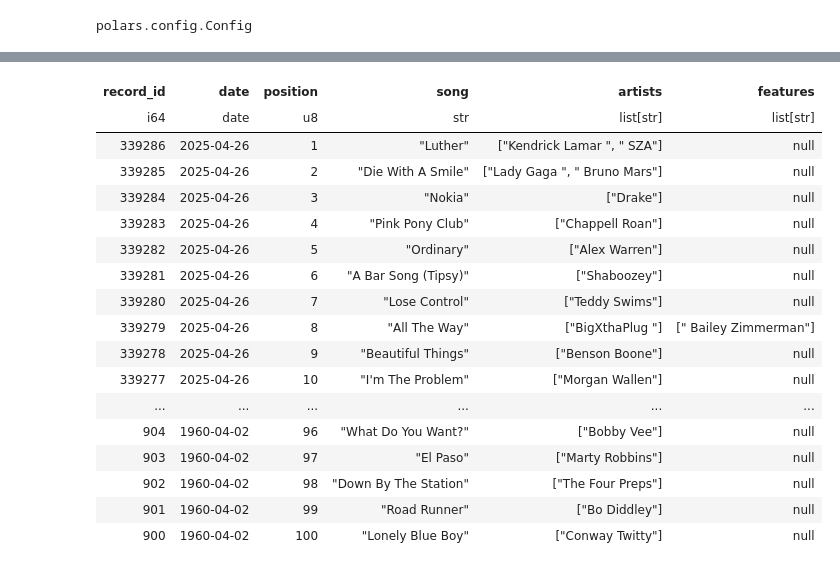
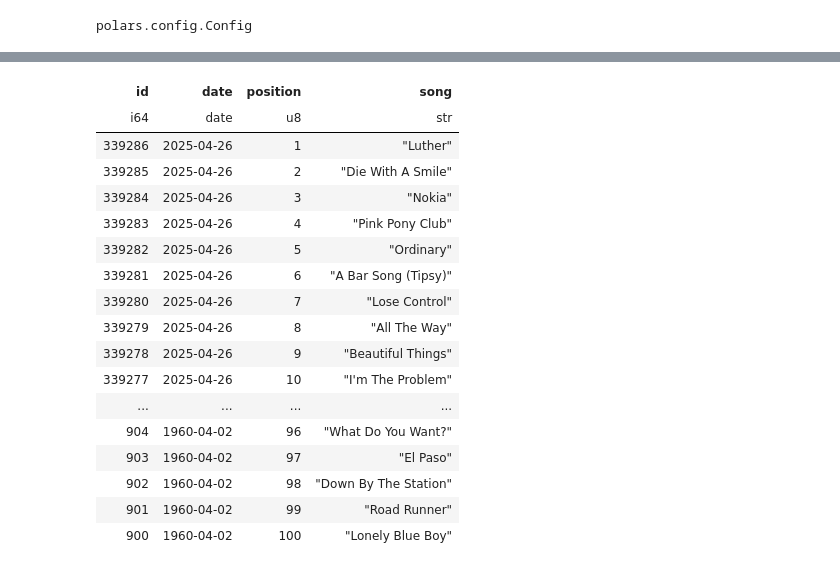
Before and after one commit to ashley-logan/billboard-project, a Jupyter notebook: etl/exploratory_nb.ipynb, the cells around one changed output, grey strips where cells are left out. Cells and saved outputs as stored; diff of their text form; code cells hidden in the pictures.

```diff
--- a/etl/exploratory_nb.ipynb
+++ b/etl/exploratory_nb.ipynb
@@ -16,27 +36,26 @@ lf: pl.LazyFrame = pl.read_json(filepath).lazy()
 # %%
-lf: pl.LazyFrame = lf.with_columns(
-            date=pl.col("date").cast(pl.Date),
-            position=pl.col("position").cast(pl.UInt8),
-            record_id=pl.arange(0, pl.len()).sort(descending=True),
-            artists=pl.col("artist").str.split("Featuring").list.first().str.split("&"),
-            features=pl.col("artist")
-            .str.split("Featuring")
-            .list.get(index=1, null_on_oob=True)
-            .str.split("&"),
-        ).filter(
-            pl.col("date") >= dt.date(1960, 1, 1)
-        ).select(
-            [
-                "record_id",
-                "date",
-                "position",
-                "song",
-                "artists",
-                "features",
-            ]
-        )
+def get_record_table(lf) -> pl.LazyFrame:
+    return lf.with_columns(
+                date=pl.col("date").cast(pl.Date),
+                position=pl.col("position").cast(pl.UInt8),
+                id=pl.arange(0, pl.len()).sort(descending=True),
+                # artists=(pl.col("artist").str.split("Featuring").list.first().str.split("With").list.first().str.strip_chars().str.split("&")),
+                # features=pl.col("artist")
+                # .str.split("Featuring").list.first().str.split("With")
+                # .list.get(index=1, null_on_oob=True).str.strip_chars()
+                # .str.split("&"),
+            ).filter(
+                pl.col("date") >= dt.date(1960, 1, 1)
+            ).select(
+                [
+                    "id",
+                    "date",
+                    "position",
+                    "song",
+                ]
+            ).collect()
 # %%
-maindf = lf.collect()
+record_tbl: pl.DataFrame = get_record_table(lf)
 # %%
-maindf
+record_tbl
 # %% [output]
@@ -44,19 +63,19 @@ shape: (331_987, 6)
-| record_id | date | position | song | artists | features |
-| i64 | date | u8 | str | list[str] | list[str] |
-| 339286 | 2025-04-26 | 1 | "Luther" | ["Kendrick Lamar ", " SZA"] | null |
-| 339285 | 2025-04-26 | 2 | "Die With A Smile" | ["Lady Gaga ", " Bruno Mars"] | null |
-| 339284 | 2025-04-26 | 3 | "Nokia" | ["Drake"] | null |
-| 339283 | 2025-04-26 | 4 | "Pink Pony Club" | ["Chappell Roan"] | null |
-| 339282 | 2025-04-26 | 5 | "Ordinary" | ["Alex Warren"] | null |
-| 339281 | 2025-04-26 | 6 | "A Bar Song (Tipsy)" | ["Shaboozey"] | null |
-| 339280 | 2025-04-26 | 7 | "Lose Control" | ["Teddy Swims"] | null |
-| 339279 | 2025-04-26 | 8 | "All The Way" | ["BigXthaPlug "] | [" Bailey Zimmerman"] |
-| 339278 | 2025-04-26 | 9 | "Beautiful Things" | ["Benson Boone"] | null |
-| 339277 | 2025-04-26 | 10 | "I'm The Problem" | ["Morgan Wallen"] | null |
-| ... | ... | ... | ... | ... | ... |
-| 904 | 1960-04-02 | 96 | "What Do You Want?" | ["Bobby Vee"] | null |
-| 903 | 1960-04-02 | 97 | "El Paso" | ["Marty Robbins"] | null |
-| 902 | 1960-04-02 | 98 | "Down By The Station" | ["The Four Preps"] | null |
-| 901 | 1960-04-02 | 99 | "Road Runner" | ["Bo Diddley"] | null |
-| 900 | 1960-04-02 | 100 | "Lonely Blue Boy" | ["Conway Twitty"] | null |
+| id | date | position | song |
+| i64 | date | u8 | str |
+| 339286 | 2025-04-26 | 1 | "Luther" |
+| 339285 | 2025-04-26 | 2 | "Die With A Smile" |
+| 339284 | 2025-04-26 | 3 | "Nokia" |
+| 339283 | 2025-04-26 | 4 | "Pink Pony Club" |
+| 339282 | 2025-04-26 | 5 | "Ordinary" |
+| 339281 | 2025-04-26 | 6 | "A Bar Song (Tipsy)" |
+| 339280 | 2025-04-26 | 7 | "Lose Control" |
+| 339279 | 2025-04-26 | 8 | "All The Way" |
+| 339278 | 2025-04-26 | 9 | "Beautiful Things" |
+| 339277 | 2025-04-26 | 10 | "I'm The Problem" |
+| ... | ... | ... | ... |
+| 904 | 1960-04-02 | 96 | "What Do You Want?" |
+| 903 | 1960-04-02 | 97 | "El Paso" |
+| 902 | 1960-04-02 | 98 | "Down By The Station" |
+| 901 | 1960-04-02 | 99 | "Road Runner" |
+| 900 | 1960-04-02 | 100 | "Lonely Blue Boy" |
 # %%
```
Also changed, not shown: parts of 19 cells of this notebook, 6 other files.
